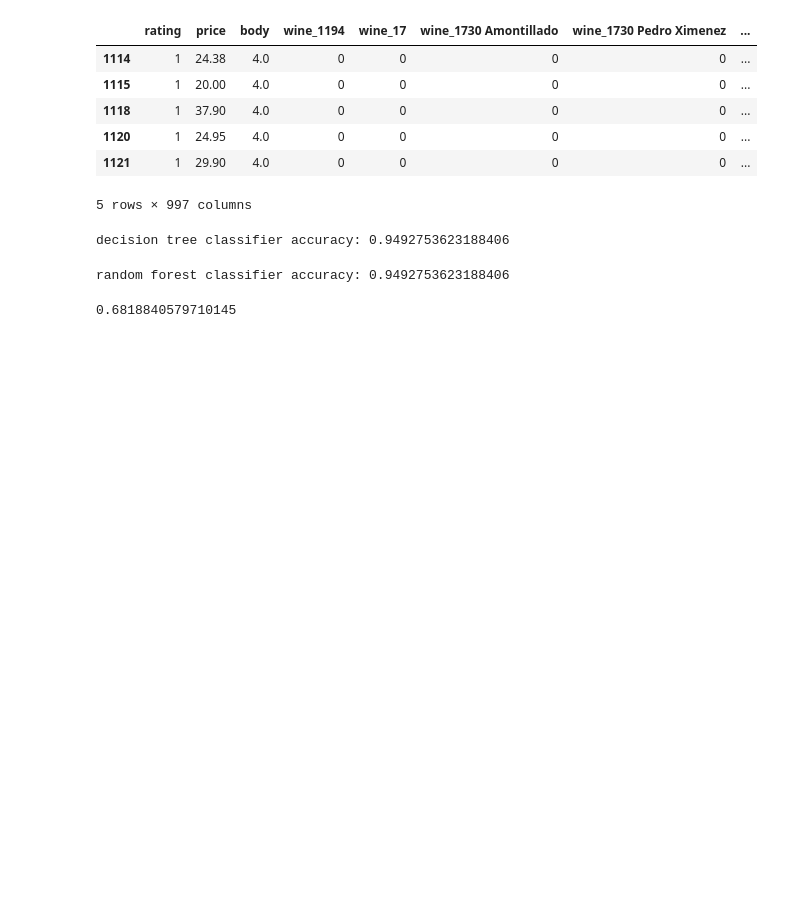
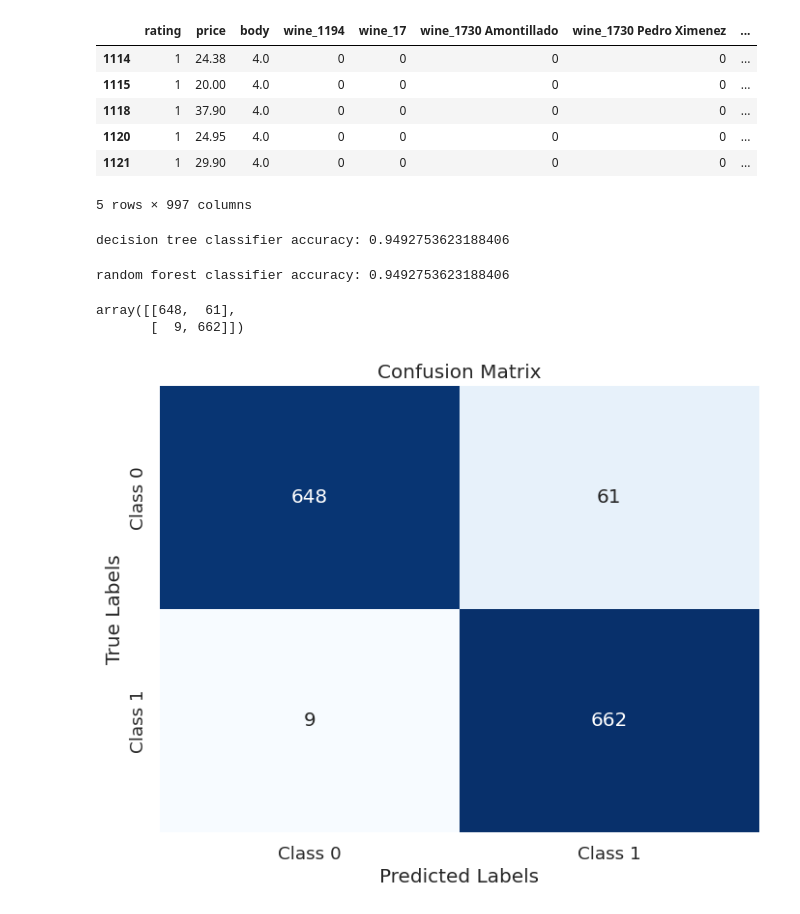
Before and after one commit to Upendra4204/Upendra4204, a Jupyter notebook: wine_quality_checking.ipynb, the cells around one changed output. Cells and saved outputs as stored; diff of their text form; code cells hidden in the pictures; blank space fills up the shorter version.

```diff
--- a/wine_quality_checking.ipynb
+++ b/wine_quality_checking.ipynb
@@ -283,8 +284,26 @@ from xgboost import XGBClassifier
-# %%
-xgb = XGBClassifier()
-xgb.fit(X_train_scaled, y_train)
-y_pred_xgb = xgb.predict(X_test_scaled)
-accuracy_xgb = accuracy_score(y_test, y_pred_xgb)
-accuracy_xgb
-# %% [output]
-0.6818840579710145
+# %%
+from sklearn.metrics import confusion_matrix
+confusion_matrix=confusion_matrix(y_test,y_pred_dt)
+confusion_matrix
+# %% [output]
+array([[648,  61],
+       [  9, 662]])
+# %%
+
+# Convert the provided confusion matrix to a NumPy array
+conf_matrix = np.array([[648, 61],
+                        [9, 662]])
+
+# Define class labels (assuming binary classification here)
+classes = ['Class 0', 'Class 1']
+
+# Plot confusion matrix
+plt.figure(figsize=(8, 6))
+sns.set(font_scale=1.2)  # Adjust font size for better visualization
+sns.heatmap(conf_matrix, annot=True, fmt='d', cmap='Blues', xticklabels=classes, yticklabels=classes, cbar=False)
+plt.xlabel('Predicted Labels')
+plt.ylabel('True Labels')
+plt.title('Confusion Matrix')
+plt.show()
+# %% [output]
+[figure, added]
```
Also changed, not shown: parts of 8 cells of this notebook.
